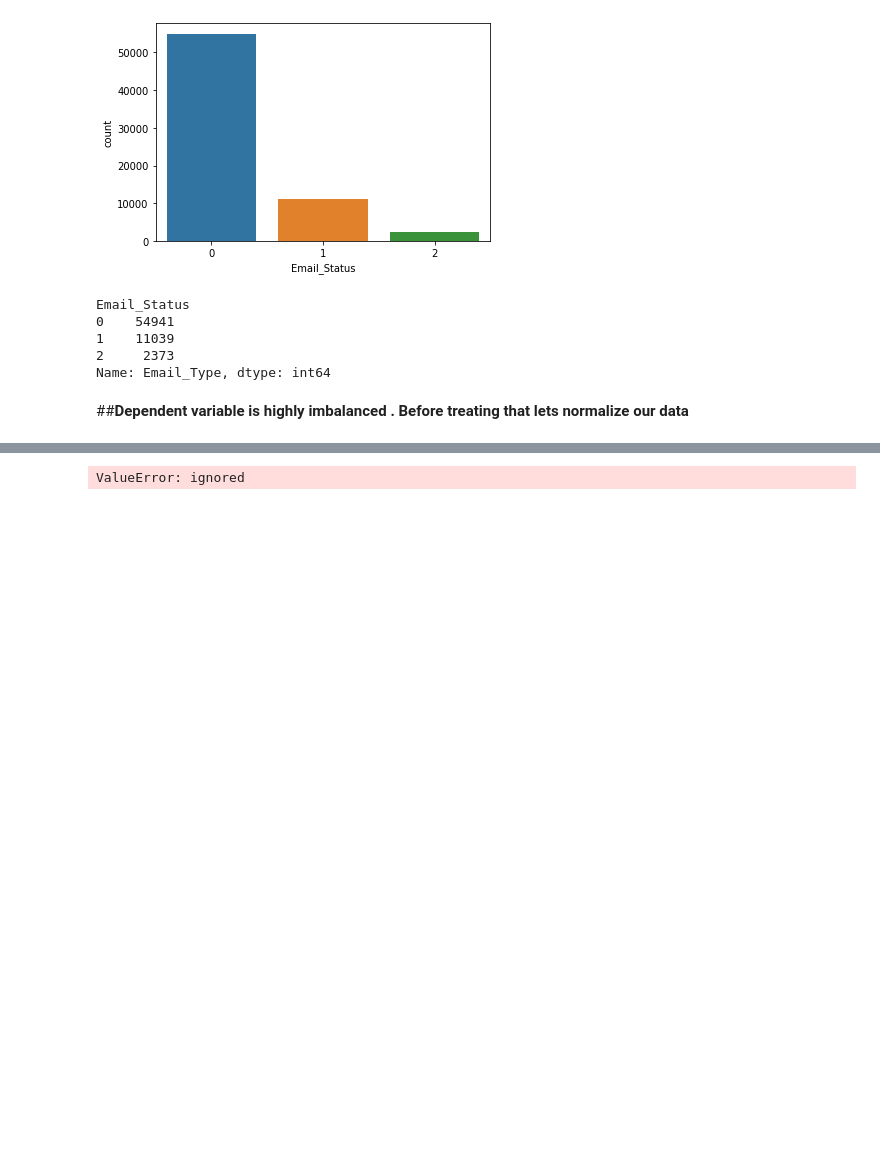
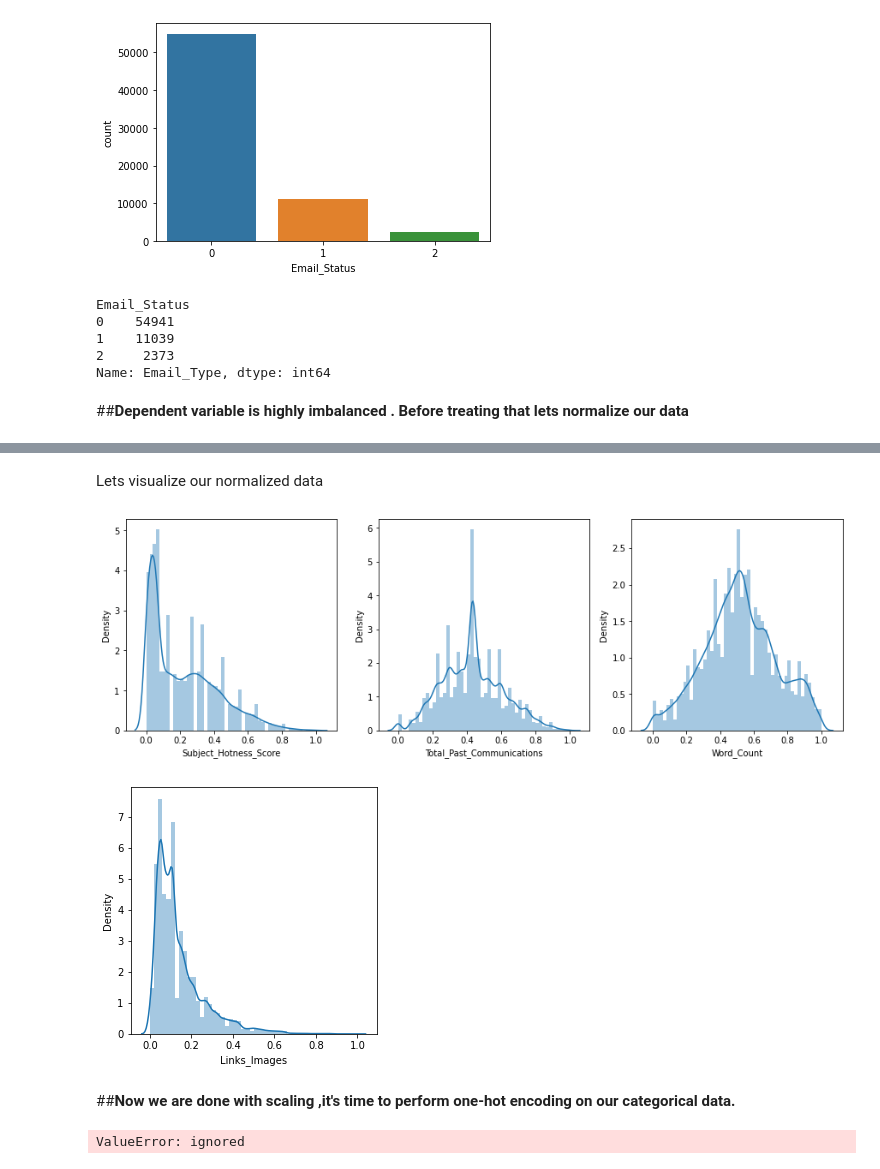
Before and after one commit to Akramkhan01/Email-Campaign-Effectiveness-Prediction-Capstone-Project, a Jupyter notebook: Email_Campaign_Effectiveness_Prediction.ipynb, the cells around one changed output, grey strips where cells are left out. Drawn from its saved outputs; the diff is of its cells as text; code cells hidden in the pictures; blank space fills up the shorter version.

Commit message:
Feature Normalization

```diff
--- a/Email_Campaign_Effectiveness_Prediction.ipynb
+++ b/Email_Campaign_Effectiveness_Prediction.ipynb
@@ -649,0 +652,5 @@ Name: Email_Type, dtype: int64
+# %%
+# apply normalization techniques
+numerical_col=['Subject_Hotness_Score','Total_Past_Communications','Word_Count','Links_Images']
+for column in numerical_col:
+    email_data[column] = (email_data[column] - email_data[column].min()) / (email_data[column].max() - email_data[column].min())
@@ -650,3 +666,22 @@ Name: Email_Type, dtype: int64
+# %% [markdown]
+Lets visualize our normalized data
+# %%
+ix = 1
+fig = plt.figure(figsize = (15,10))
+for c in numerical_col:
+    if ix <= 3:
+            ax1 = fig.add_subplot(2,3,ix)
+            sns.distplot(email_data[c], ax=ax1)
+
+    ix = ix +1
+    if ix == 4:
+        fig = plt.figure(figsize = (15,10))
+        ix =1
+# %% [output]
+[figure, added]
+[figure, added]
+# %% [markdown]
+##**Now we are done with scaling ,it's time to perform one-hot encoding on our categorical data.**
 # %%
 # import the seaborn library
 import seaborn as sns
```
Also changed, not shown: parts of 2 cells of this notebook.
